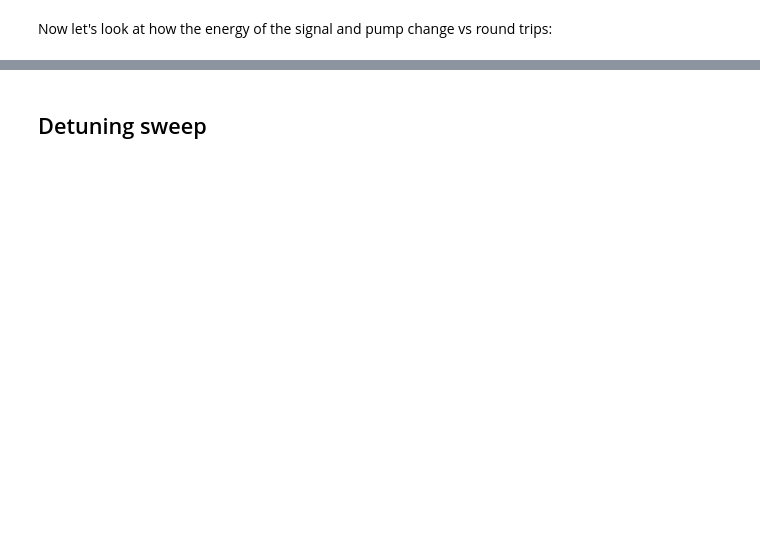
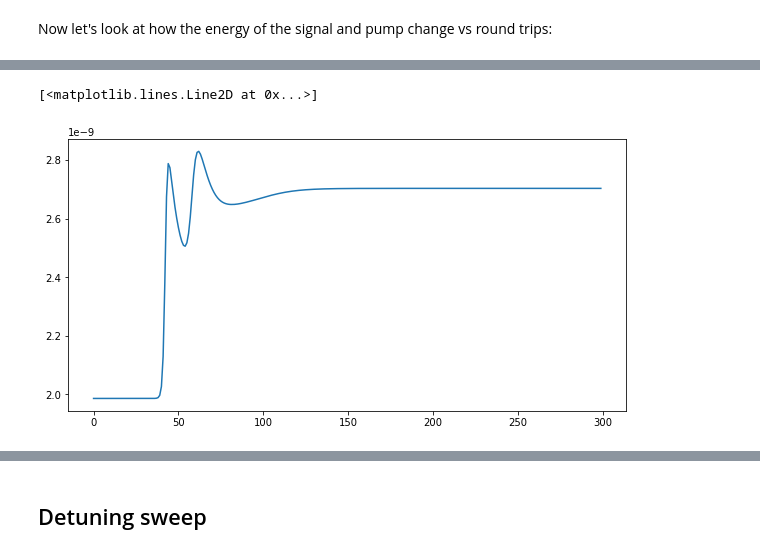
Before and after one commit to ledezmaluism/snow, a Jupyter notebook: Notebooks/Nonlinear_pulse_Marc_2.ipynb, the cells around one changed output, grey strips where cells are left out. Cells and saved outputs as stored; diff of their text form; code cells hidden in the pictures; blank space fills up the shorter version.

```diff
--- a/Notebooks/Nonlinear_pulse_Marc_2.ipynb
+++ b/Notebooks/Nonlinear_pulse_Marc_2.ipynb
@@ -116,10 +116,11 @@ def feedback_loop(dT):
     Co_loss = 1-0.65
 
     #Cavity dispersion parameters
-    phi2 = 25
+    phi2 = 25*2
     phi3 = 76
     phi4 = -13020
-    phi5 = 983328
+#     phi5 = 983328
+    phi5 = 0
 
     #Feedback loop
     deltaphi = (phi2/2)*omega**2 + (phi3/6)*omega**3 + (phi4/24)*omega**4 + (phi5/120)*omega**5
@@ -168,7 +169,7 @@ crystal = nlo.nonlinear_element(L=L, h=h, Da=Da, Db=Db, nlc=nlc)
 
 Next I create a function for the OPO. It receives the signal and pump pulses, as well as the nonlinear element, the feedback loop, and the number for rountrips to be simulated.
 # %%
-def OPO(signal, pump, h, feedback, N=250):
+def OPO(signal, pump, nl_element, feedback, N=250):
 
     #Variables to save roundtrip evolution
     signal_evolution = np.zeros([N, pump.NFFT])
@@ -186,16 +187,16 @@ def OPO(signal, pump, h, feedback, N=250):
         signal.update_fd(signal.E*feedback)
 
         if (kn+1)%50==0:
-            print('Completed roundtrip ' + str(kn+1))
+            print('Completed roundtrip %i' %(kn+1))
 
     return signal, pump_out, signal_evolution, signal_energy_evol, pump_energy_evol
 # %%
 Nrt = 300
 dT = 0
 fb = feedback_loop(dT)
-h=1/50
+crystal.update_h(L/50)
 
 tic = time.time();
-signal, pump, signal_evolution, signal_energy_evol, pump_energy_evol = OPO(signal_in, pump_in, h, fb, N=Nrt)
+signal, pump, signal_evolution, signal_energy_evol, pump_energy_evol = OPO(signal_in, pump_in, crystal, fb, N=Nrt)
 elapsed = time.time() - tic;
 print('Time elapsed = ' + str(round(elapsed,5)) + ' seconds')
@@ -218,0 +238,6 @@ plt.plot(np.arange(Nrt), pump_energy_evol)
+# %%
+total_energy = signal_energy_evol + pump_energy_evol
+plt.plot(np.arange(Nrt), total_energy)
+# %% [output]
+[<matplotlib.lines.Line2D at 0x...>]
+[figure, added]
```
Also changed, not shown: parts of 22 cells of this notebook.
